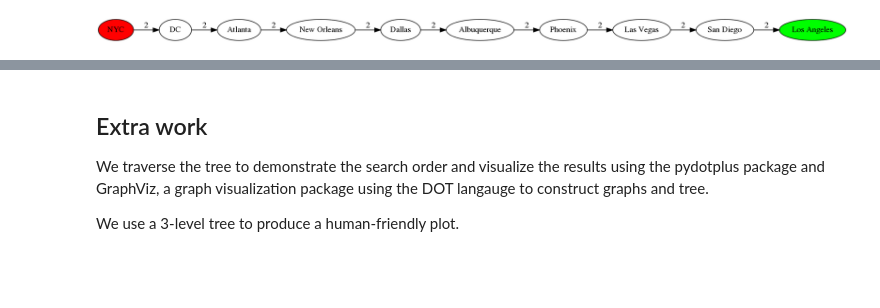
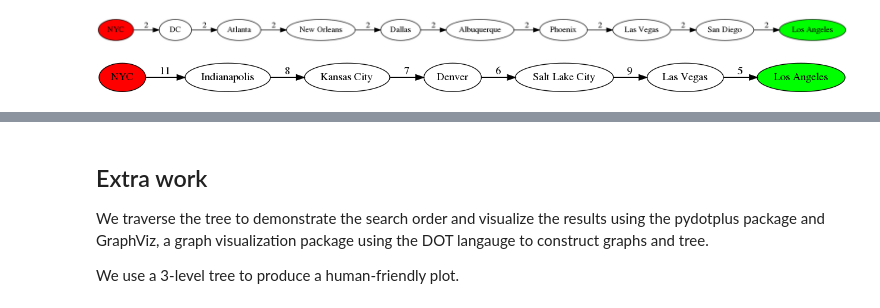
Before and after one commit to dannyavni/MSDS_432, a Jupyter notebook: DanAvni_mp7.ipynb, the cells around one changed output, grey strips where cells are left out. Cells and saved outputs as stored; diff of their text form; code cells hidden in the pictures; blank space fills up the shorter version.

```diff
--- a/DanAvni_mp7.ipynb
+++ b/DanAvni_mp7.ipynb
@@ -171,3 +190,16 @@ def breadth_first_search(tree, item):
+# %%
+path_as_dot = '\"{}\" [fillcolor=red, style=filled] \"{}\" [fillcolor=green, style=filled]'.\
+  format(path[0][0], path[len(path)-1][0])
+
+for i in range(0, len(path)-1):
+    path_as_dot += '\"{}\"->\"{}\"'.format(path[i][0], path[i+1][0])
+    path_as_dot += '[label =\"{}\"];'.format(path[i+1][1] )
+
+path_graph = pdp.graph_from_dot_data('digraph { rankdir="LR"; ' + path_as_dot + '}')
+
+Image(path_graph.create_png())
+# %% [output]
+[figure, added]
 # %%
 #prdoduce a bar plot of the mean search time by level
 plt.figure(figsize=(8,4))
```
Also changed, not shown: parts of 10 cells of this notebook.
